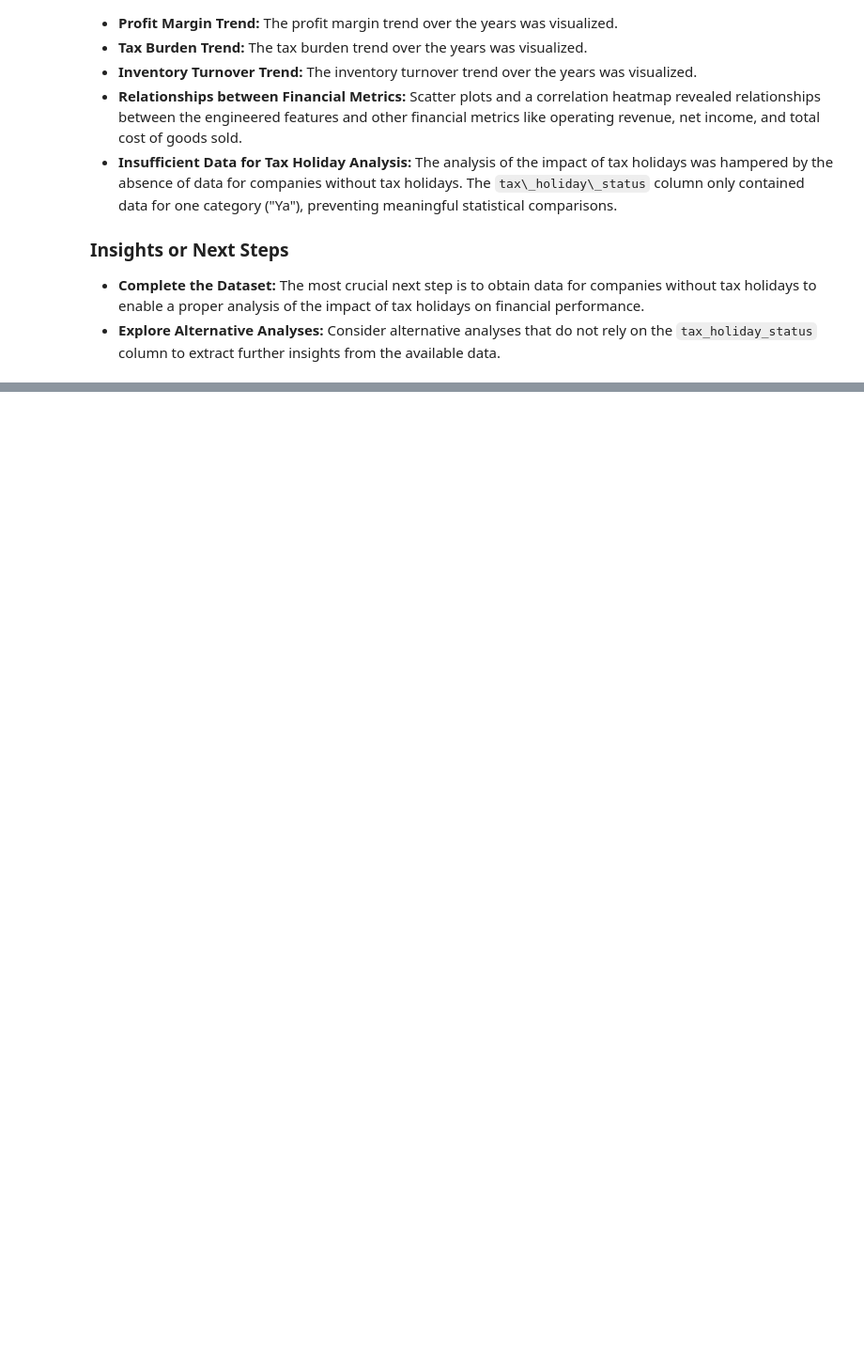
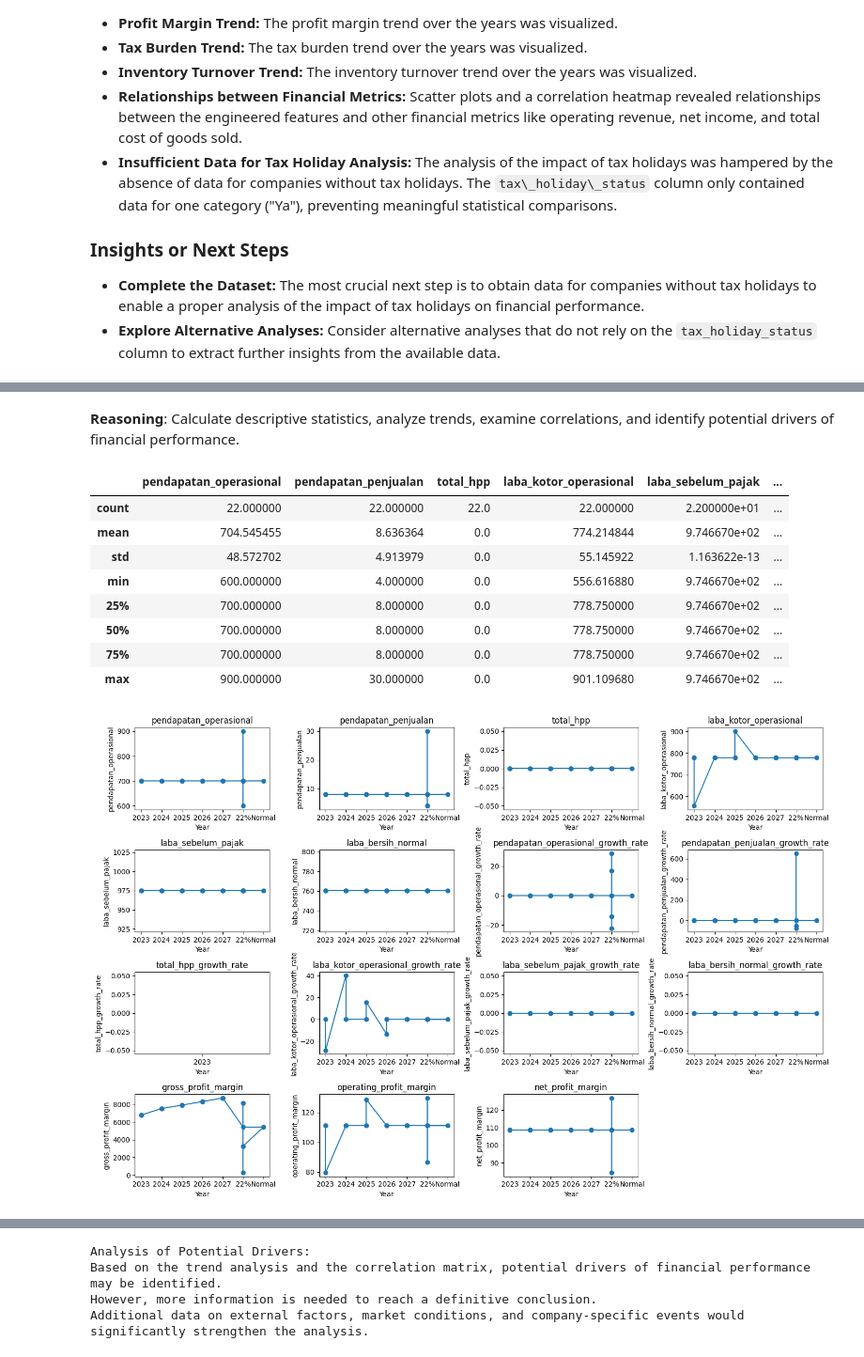
Before and after one commit to agnesgulo/ProjectPPH, a Jupyter notebook: Project_A.ipynb, the cells around one changed output, grey strips where cells are left out. Shown at 94% size. Saved outputs shown, nothing was run; the diff lists cells and outputs as text; code cells hidden in the pictures; blank space fills up the shorter version.

```diff
--- a/Project_A.ipynb
+++ b/Project_A.ipynb
@@ -710,0 +1009,10 @@ The analysis aimed to understand the impact of tax holidays on financial perform
+# %%
+# Fill NaN values in relevant columns before calculating growth rates
+for col in ['pendapatan_operasional', 'pendapatan_penjualan', 'total_hpp', 'laba_kotor_operasional', 'laba_sebelum_pajak', 'laba_bersih_normal']:
+    df[col] = df[col].ffill()
+
+# Recalculate year-over-year growth rates
+for metric in ['pendapatan_operasional', 'pendapatan_penjualan', 'total_hpp', 'laba_kotor_operasional', 'laba_sebelum_pajak', 'laba_bersih_normal']:
+    df[f'{metric}_growth_rate'] = df[metric].pct_change(fill_method=None) * 100
+
+display(df.head())
@@ -710,0 +1030,9 @@ The analysis aimed to understand the impact of tax holidays on financial perform
+# %%
+# Handle total_hpp NaN values
+df['total_hpp'] = df['total_hpp'].fillna(0)
+
+# Recalculate year-over-year growth rates using fill_method=None
+for metric in ['pendapatan_operasional', 'pendapatan_penjualan', 'total_hpp', 'laba_kotor_operasional', 'laba_sebelum_pajak', 'laba_bersih_normal']:
+    df[f'{metric}_growth_rate'] = df[metric].pct_change(fill_method=None) * 100
+
+display(df.head())
@@ -710,0 +1052,50 @@ The analysis aimed to understand the impact of tax holidays on financial perform
+# %% [markdown]
+**Reasoning**:
+Calculate descriptive statistics, analyze trends, examine correlations, and identify potential drivers of financial performance.
+# %%
+import matplotlib.pyplot as plt
+import seaborn as sns
+
+# 1. Descriptive Statistics
+key_metrics = ['pendapatan_operasional', 'pendapatan_penjualan', 'total_hpp', 'laba_kotor_operasional', 'laba_sebelum_pajak', 'laba_bersih_normal', 'pendapatan_operasional_growth_rate', 'pendapatan_penjualan_growth_rate', 'total_hpp_growth_rate', 'laba_kotor_operasional_growth_rate', 'laba_sebelum_pajak_growth_rate', 'laba_bersih_normal_growth_rate', 'gross_profit_margin', 'operating_profit_margin', 'net_profit_margin']
+descriptive_stats = df[key_metrics].describe()
+display(descriptive_stats)
+
+# 2. Trend Analysis (Line Charts)
+plt.figure(figsize=(15, 10))
+for i, metric in enumerate(key_metrics):
+    plt.subplot(4, 4, i + 1)
+    plt.plot(df['tahun'], df[metric], marker='o', linestyle='-')
+    plt.title(metric)
+    plt.xlabel('Year')
+    plt.ylabel(metric)
+plt.tight_layout()
+plt.show()
+
+
+# 3. Correlation Analysis (Heatmap)
+correlation_matrix = df[key_metrics].corr()
+plt.figure(figsize=(12, 10))
+sns.heatmap(correlation_matrix, annot=True, cmap='coolwarm', fmt=".2f")
+plt.title('Correlation Matrix of Key Financial Metrics')
+plt.show()
+
+# 4. Potential Drivers of Financial Performance (Discussion)
+# The analysis will be based on the observed trends and correlations.
+# Please note that the provided data is insufficient for a comprehensive analysis.
+# Further data points are needed to identify external factors and refine the analysis.
+print("Analysis of Potential Drivers:")
+print("Based on the trend analysis and the correlation matrix, potential drivers of financial performance may be identified.")
+print("However, more information is needed to reach a definitive conclusion.")
+print("Additional data on external factors, market conditions, and company-specific events would significantly strengthen the analysis.")
+# %% [output]
+|  | pendapatan_operasional | pendapatan_penjualan | total_hpp | laba_kotor_operasional | laba_sebelum_pajak | ... |
+| count | 22.000000 | 22.000000 | 22.0 | 22.000000 | 2.200000e+01 | ... |
+| mean | 704.545455 | 8.636364 | 0.0 | 774.214844 | 9.746670e+02 | ... |
+| std | 48.572702 | 4.913979 | 0.0 | 55.145922 | 1.163622e-13 | ... |
+| min | 600.000000 | 4.000000 | 0.0 | 556.616880 | 9.746670e+02 | ... |
+| 25% | 700.000000 | 8.000000 | 0.0 | 778.750000 | 9.746670e+02 | ... |
+| 50% | 700.000000 | 8.000000 | 0.0 | 778.750000 | 9.746670e+02 | ... |
+| 75% | 700.000000 | 8.000000 | 0.0 | 778.750000 | 9.746670e+02 | ... |
+| max | 900.000000 | 30.000000 | 0.0 | 901.109680 | 9.746670e+02 | ... |
+[figure, added]
@@ -710,0 +1103,4 @@ The analysis aimed to understand the impact of tax holidays on financial perform
+Analysis of Potential Drivers:
+Based on the trend analysis and the correlation matrix, potential drivers of financial performance may be identified.
+However, more information is needed to reach a definitive conclusion.
+Additional data on external factors, market conditions, and company-specific events would significantly strengthen the analysis.
```
Also changed, not shown: parts of 57 cells of this notebook.
